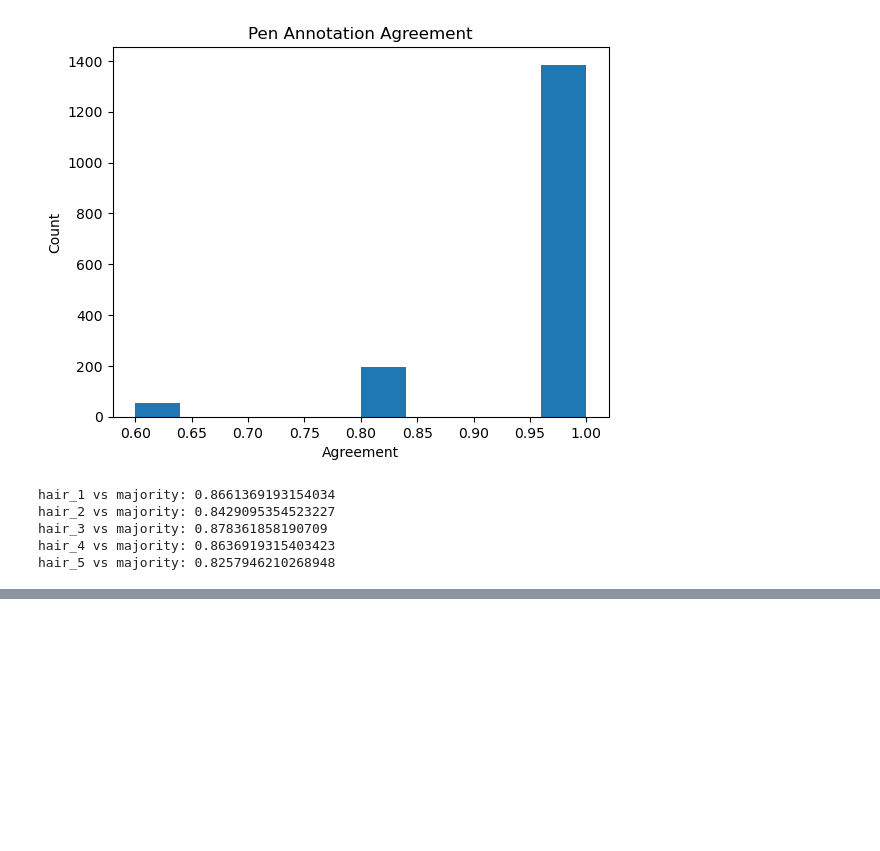
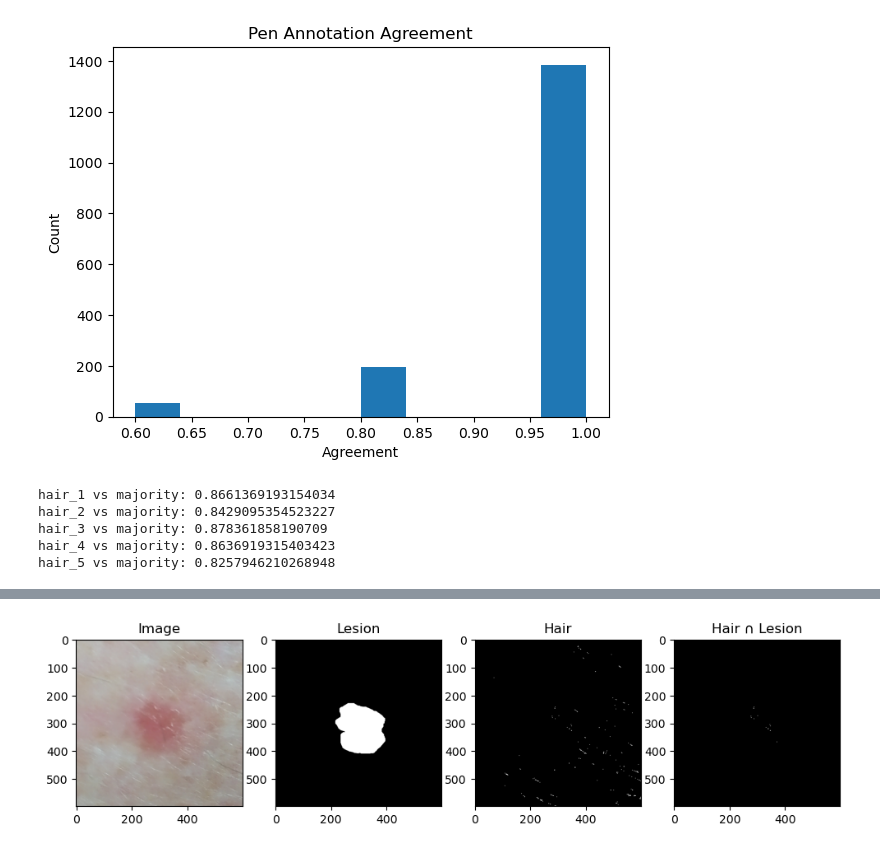
Before and after one commit to AkioAbe01/2026_PDS_Aardvark, a Jupyter notebook: hair/hair.ipynb, the cells around one changed output, grey strips where cells are left out. Saved outputs shown, nothing was run; the diff lists cells and outputs as text; code cells hidden in the pictures; blank space fills up the shorter version.

```diff
--- a/hair/hair.ipynb
+++ b/hair/hair.ipynb
@@ -316,0 +429,4 @@ def show_rgb_channel(img_id):
+# %%
+debug_image('PAT_963_1820_823.png')
+# %% [output]
+[figure, added]
```
Also changed, not shown: parts of 27 cells of this notebook, 11 other files.
